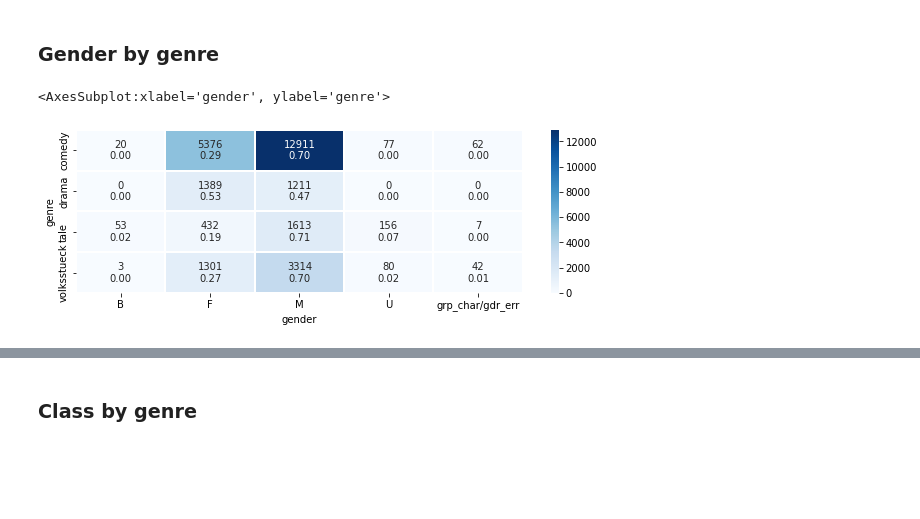
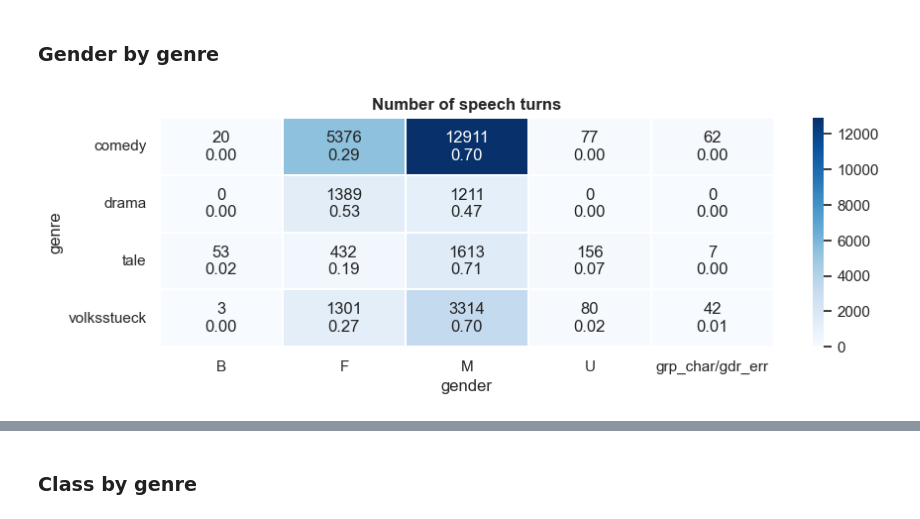
Before and after one commit to methal-project/alsatian-character-speech, a Jupyter notebook: metadata_analysis.ipynb, the cells around one changed output, grey strips where cells are left out. Cells and saved outputs as stored; diff of their text form; code cells hidden in the pictures; blank space fills up the shorter version.

```diff
--- a/metadata_analysis.ipynb
+++ b/metadata_analysis.ipynb
@@ -13,7 +13,7 @@ import seaborn as sns
 # %%
 df_path = "overall-per-character-speech-postpro.tsv"
 # %%
-df = pd.read_csv(df_path)
+df = pd.read_csv(df_path, sep="\t")
 # %%
 df.head()
 # %% [output]
@@ -87,6 +87,9 @@ _ = ax.set_title("Number and percentage of speech turns with metadata of each ty
        fontdict={'size': 15, 'weight': 'bold'})
 # %% [output]
 [figure]
+# %%
+# go back to default matplotlib style used by pandas
+plt.style.use('default')
 # %% [markdown]
 ## Character gender
 # %%
@@ -154,6 +157,9 @@ class_pie.legend(loc='upper left', bbox_to_anchor=(1.25, 1))
 ## Character metadata by play genre
 # %% [markdown]
 Within each genre, proportion of character of each gender, social class and professional category.
+# %%
+sns.set_theme()
+#sns.set(font_scale=0.8)
 # %% [markdown]
 ### Genre distribution
 # %%
@@ -180,7 +186,10 @@ annots = np.asarray(labels_genre_gender).reshape(4, 5)
 # %%
 from matplotlib import pyplot as plt
 plt.figure(figsize=(10,3))
-sns.heatmap(pd.crosstab(df.genre, df.gender), annot=annots, fmt="", cmap="Blues", linewidths=.3)
+ax = sns.heatmap(pd.crosstab(df.genre, df.gender), annot=annots, fmt="", cmap="Blues", linewidths=.3)
+# rotate labels
+ax.set_yticks(ax.get_yticks())
+_ = ax.set_yticklabels(ax.get_yticklabels(), rotation=0)
+_ = ax.set_title("Number of speech turns", fontdict={'size': 12, 'weight': 'bold'})
 # %% [output]
-<AxesSubplot:xlabel='gender', ylabel='genre'>
-[figure, old version]
+[figure, new version]
```
Also changed, not shown: parts of 9 cells of this notebook, 5 other files.
